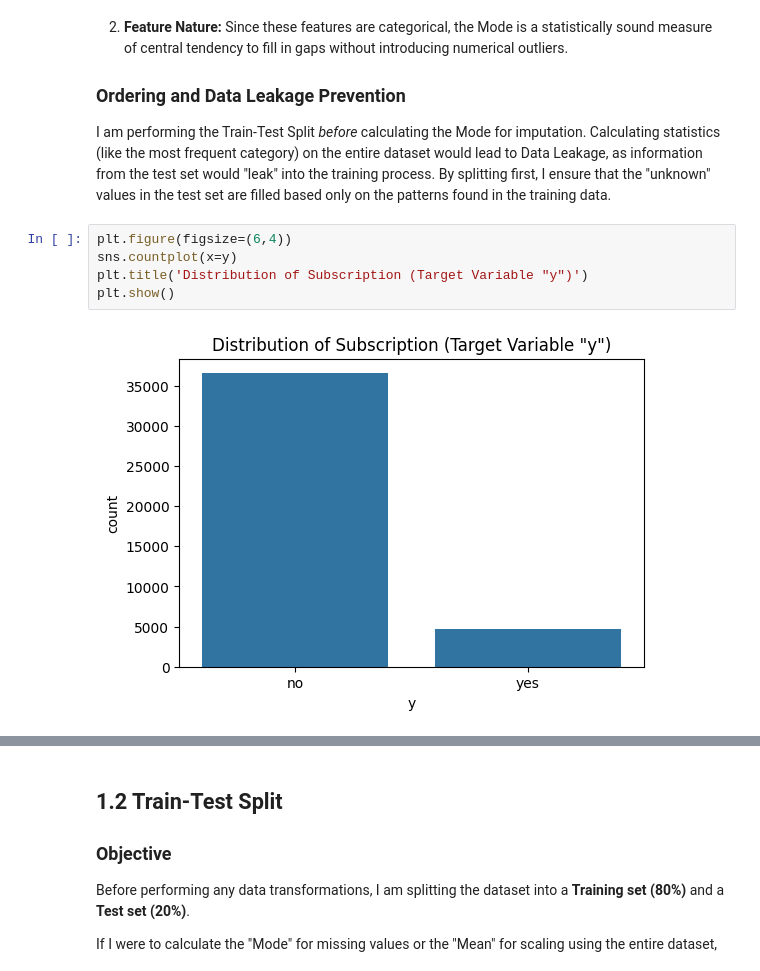
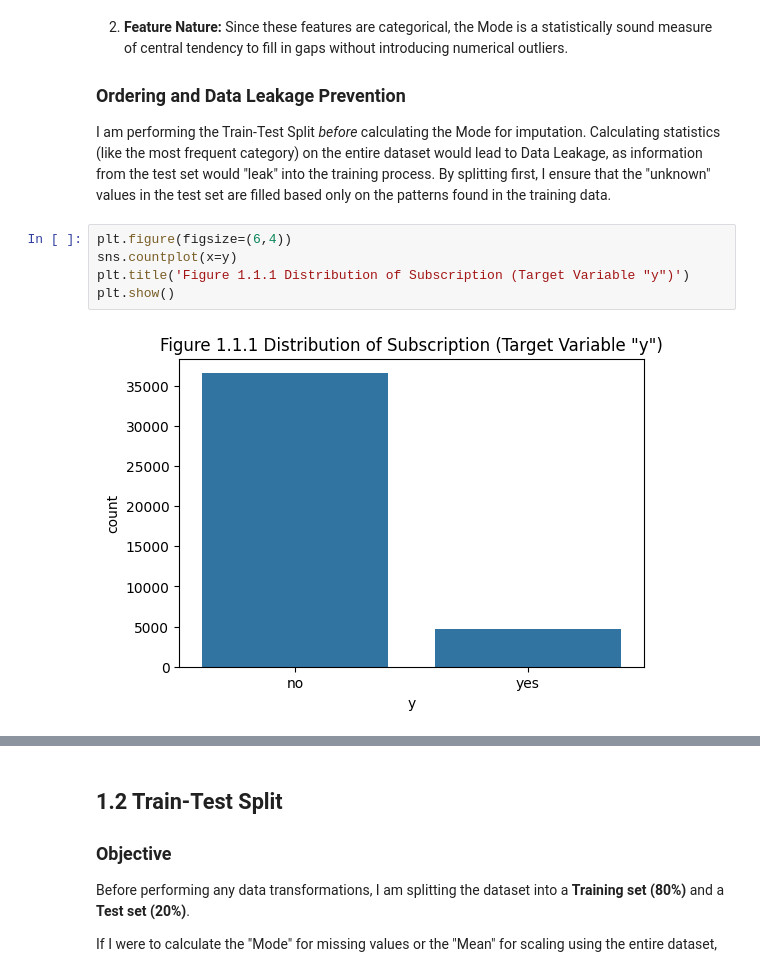
Before and after one commit to 1manvi/ML-fundamentals-2026, a Jupyter notebook: assignment_1_manvi_gupta.ipynb, the cells around one changed output, grey strips where cells are left out. Saved outputs shown, nothing was run; the diff lists cells and outputs as text.

```diff
--- a/assignment_1_manvi_gupta.ipynb
+++ b/assignment_1_manvi_gupta.ipynb
@@ -61,9 +61,9 @@ I am performing the Train-Test Split *before* calculating the Mode for imputatio
 # %%
 plt.figure(figsize=(6,4))
 sns.countplot(x=y)
-plt.title('Distribution of Subscription (Target Variable "y")')
+plt.title('Figure 1.1.1 Distribution of Subscription (Target Variable "y")')
 plt.show()
 # %% [output]
-[figure, old version]
+[figure, new version]
 # %%
 sns.boxplot(x='y', y='age', data = df)
```
Also changed, not shown: parts of 6 cells of this notebook.
